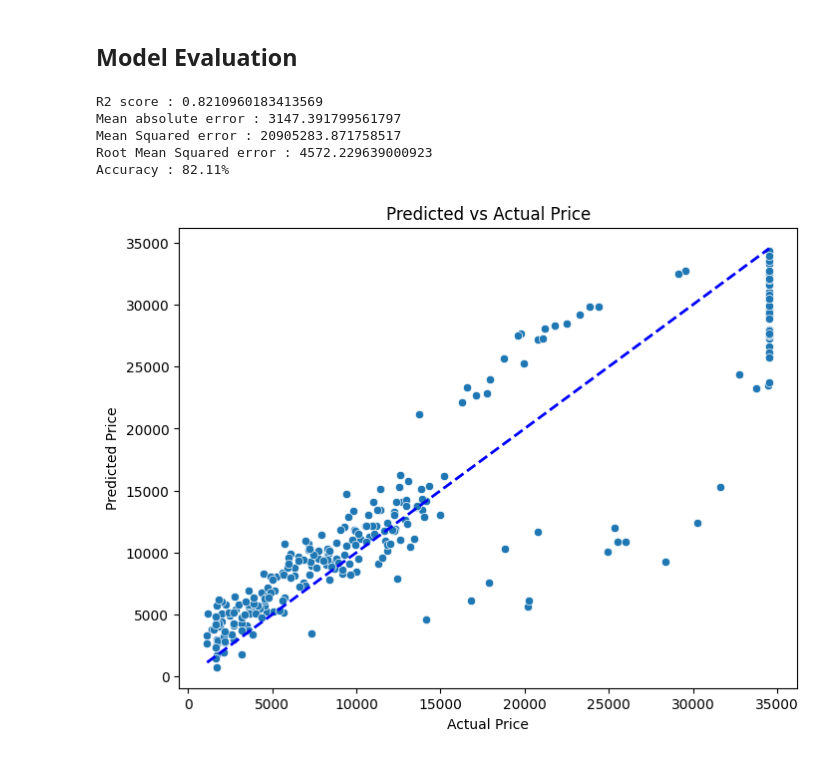
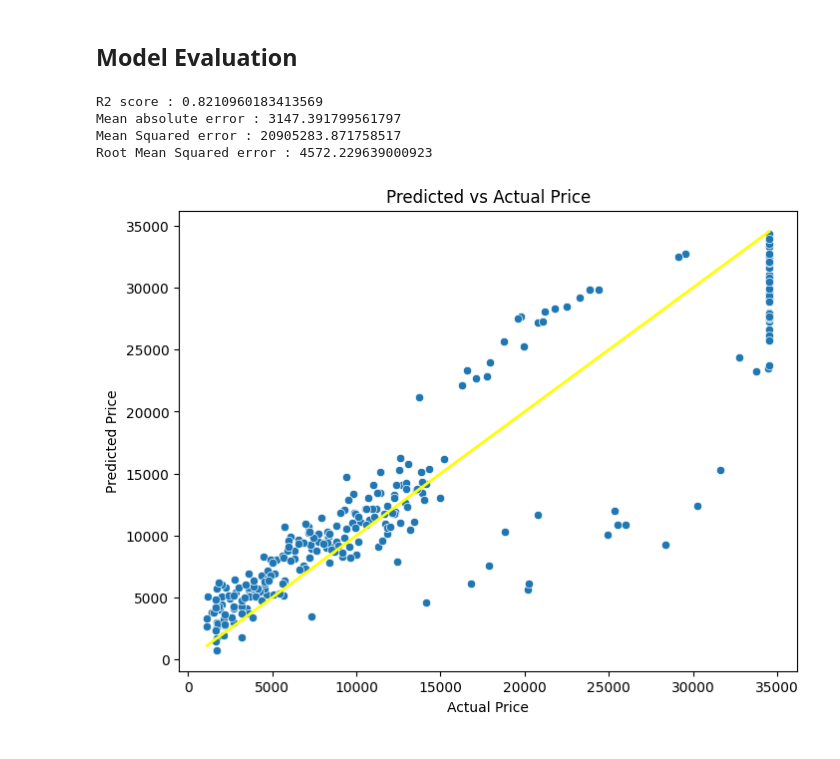
Before and after one commit to Harshmistry-197/Internship-Practice, a Jupyter notebook: 19022026-thursday/linear_regression.ipynb, the cells around one changed output. Cells and saved outputs as stored; diff of their text form; code cells hidden in the pictures.

Commit message:
Add : Implemented Data preprocessing, visualization, model training, evaluation using linear regression

```diff
--- a/19022026-thursday/linear_regression.ipynb
+++ b/19022026-thursday/linear_regression.ipynb
@@ -307,21 +307,19 @@ print(f"R2 score : {r2}")
 print(f"Mean absolute error : {mae}")
 print(f"Mean Squared error : {mse}")
 print(f"Root Mean Squared error : {rmse}")
-print(f"Accuracy : {r2*100:.2f}%")
 # %% [output]
 R2 score : 0.8210960183413569
 Mean absolute error : 3147.391799561797
 Mean Squared error : 20905283.871758517
 Root Mean Squared error : 4572.229639000923
-Accuracy : 82.11%
 # %%
 # Actual Price vs Predicted Price
 plt.figure(figsize=(8,6))
 sns.scatterplot(x=y_test, y=y_pred)
-plt.plot([y_test.min(), y_test.max()], [y_test.min(), y_test.max()], '--r', c='blue',  linewidth=2)
+plt.plot([y_test.min(), y_test.max()], [y_test.min(), y_test.max()], c='yellow',  linewidth=2)
 plt.xlabel("Actual Price")
 plt.ylabel("Predicted Price")
 plt.title("Predicted vs Actual Price")
 plt.show()
 # %% [output]
-[figure, old version]
+[figure, new version]
```
